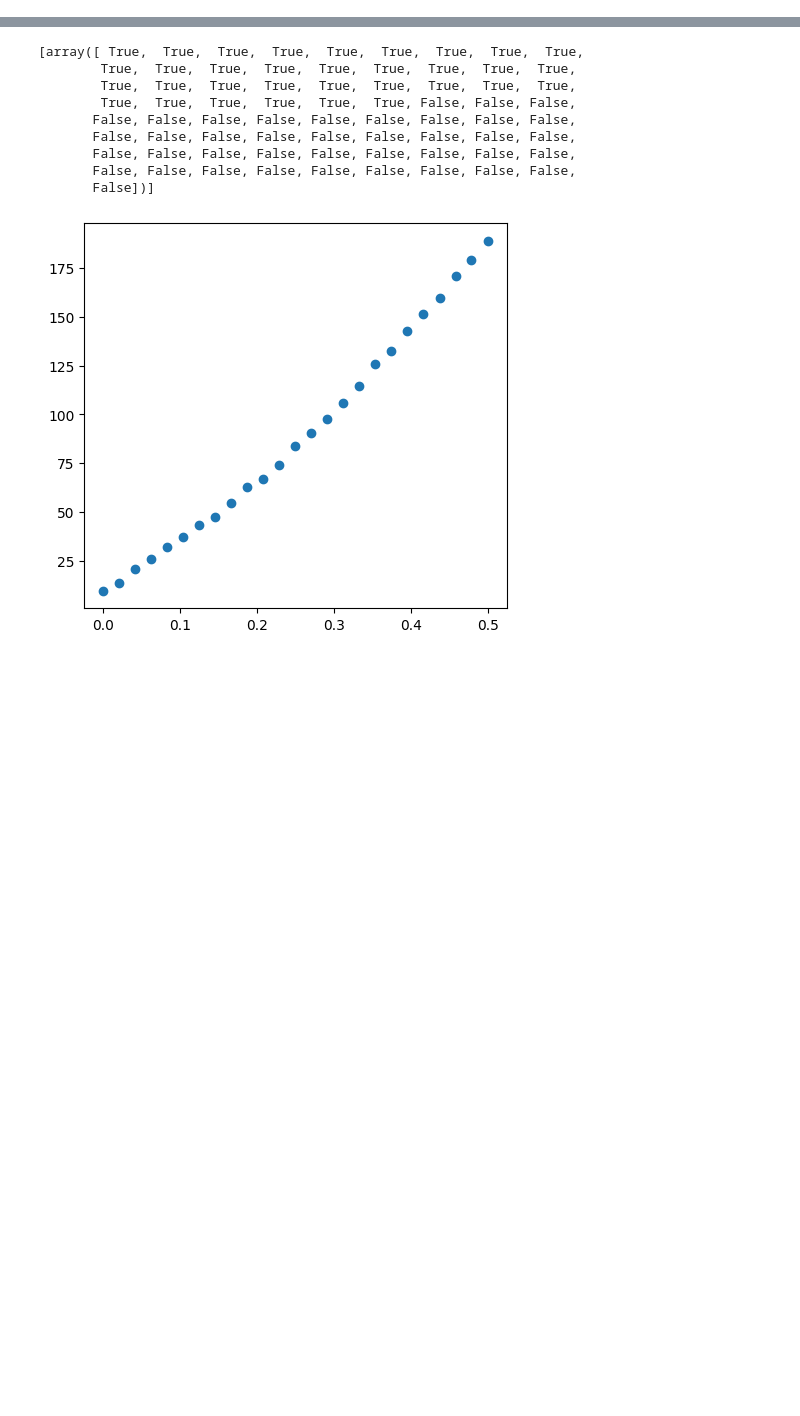
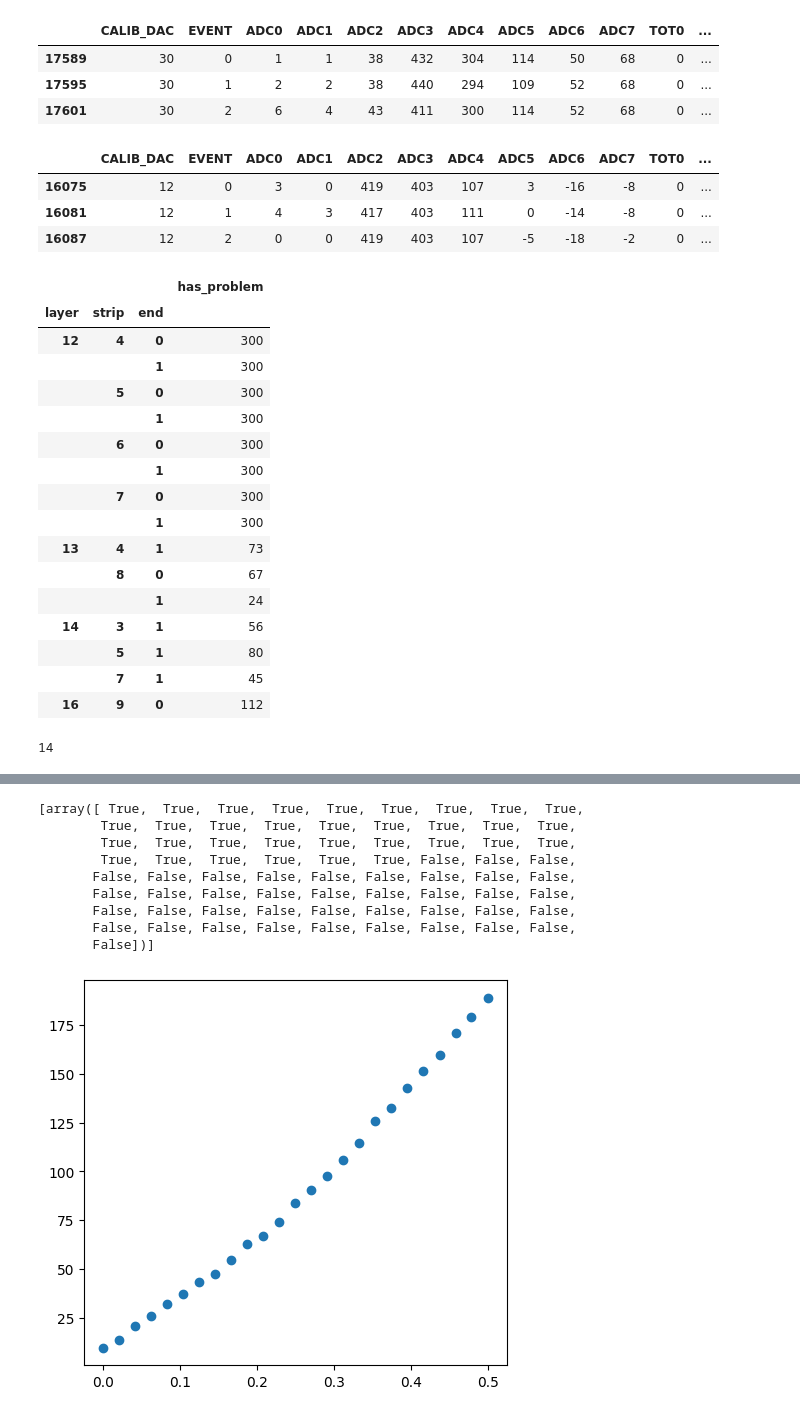
Before and after one commit to gajdangreta/hcalTestBeam, a Jupyter notebook: hcalEnv/notebooks/charge_injection.ipynb, the cells around one changed output, grey strips where cells are left out. Cells and saved outputs as stored; diff of their text form; code cells hidden in the pictures; blank space fills up the shorter version.

```diff
--- a/hcalEnv/notebooks/charge_injection.ipynb
+++ b/hcalEnv/notebooks/charge_injection.ipynb
@@ -91,0 +221,20 @@ pmerged.drop(["PLANE", "STRIP", "END", "pedestal", "mean", "std_dev",
+# %%
+choose_single=single_low=pmerged[(pmerged["layer"]==b[0]) & (pmerged["strip"]==b[1])& (pmerged["end"]==b[2]) & (pmerged["CAPACITOR_TYPE"]==1) & (pmerged["CALIB_DAC"]==30)]
+test_pulses=make_pulse_profiles(choose_single)
+testshow=choose_single.join(test_pulses).drop(["pedestal_per_time_sample_std_dev"], axis=1)
+testshow
+# %% [output]
+|  | CALIB_DAC | EVENT | ADC0 | ADC1 | ADC2 | ADC3 | ADC4 | ADC5 | ADC6 | ADC7 | TOT0 | ... |
+| 17589 | 30 | 0 | 1 | 1 | 38 | 432 | 304 | 114 | 50 | 68 | 0 | ... |
+| 17595 | 30 | 1 | 2 | 2 | 38 | 440 | 294 | 109 | 52 | 68 | 0 | ... |
+| 17601 | 30 | 2 | 6 | 4 | 43 | 411 | 300 | 114 | 52 | 68 | 0 | ... |
+# %%
+choose_single=single_low=pmerged[(pmerged["layer"]==b[0]) & (pmerged["strip"]==b[1])& (pmerged["end"]==b[2]) & (pmerged["CAPACITOR_TYPE"]==1) & (pmerged["CALIB_DAC"]==12)]
+test_pulses=make_pulse_profiles(choose_single)
+testshow=choose_single.join(test_pulses).drop(["pedestal_per_time_sample_std_dev"], axis=1)
+testshow
+# %% [output]
+|  | CALIB_DAC | EVENT | ADC0 | ADC1 | ADC2 | ADC3 | ADC4 | ADC5 | ADC6 | ADC7 | TOT0 | ... |
+| 16075 | 12 | 0 | 3 | 0 | 419 | 403 | 107 | 3 | -16 | -8 | 0 | ... |
+| 16081 | 12 | 1 | 4 | 3 | 417 | 403 | 111 | 0 | -14 | -8 | 0 | ... |
+| 16087 | 12 | 2 | 0 | 0 | 419 | 403 | 107 | -5 | -18 | -2 | 0 | ... |
@@ -91,0 +245,28 @@ pmerged.drop(["PLANE", "STRIP", "END", "pedestal", "mean", "std_dev",
+# %%
+probpeeps=fullmerged[fullmerged["has_problem"]==1].groupby(["layer", "strip", "end"]).count()
+# %%
+veryprob=probpeeps[probpeeps["has_problem"]>15]
+# %%
+veryprob[["has_problem"]]
+# %% [output]
+|  |  |  | has_problem |
+| layer | strip | end |  |
+| 12 | 4 | 0 | 300 |
+|  |  | 1 | 300 |
+|  | 5 | 0 | 300 |
+|  |  | 1 | 300 |
+|  | 6 | 0 | 300 |
+|  |  | 1 | 300 |
+|  | 7 | 0 | 300 |
+|  |  | 1 | 300 |
+| 13 | 4 | 1 | 73 |
+|  | 8 | 0 | 67 |
+|  |  | 1 | 24 |
+| 14 | 3 | 1 | 56 |
+|  | 5 | 1 | 80 |
+|  | 7 | 1 | 45 |
+| 16 | 9 | 0 | 112 |
+# %%
+len(veryprob)
+# %% [output]
+14
```
Also changed, not shown: parts of 13 cells of this notebook, 2 other files.
